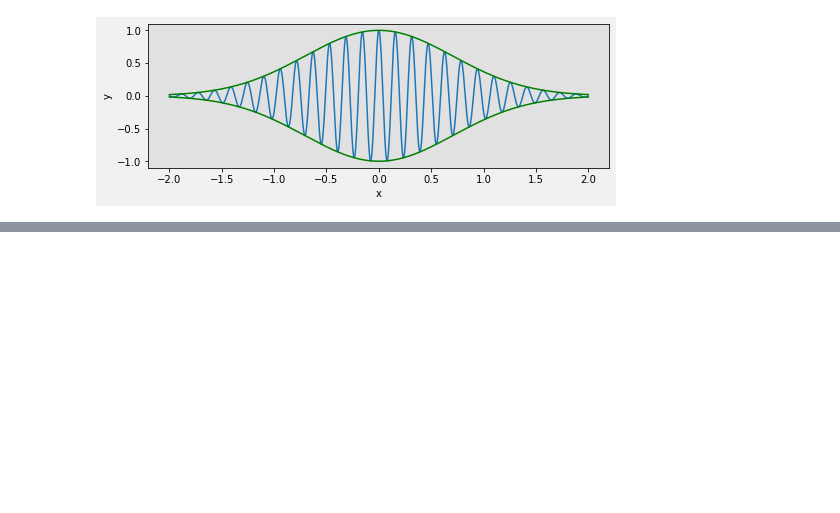
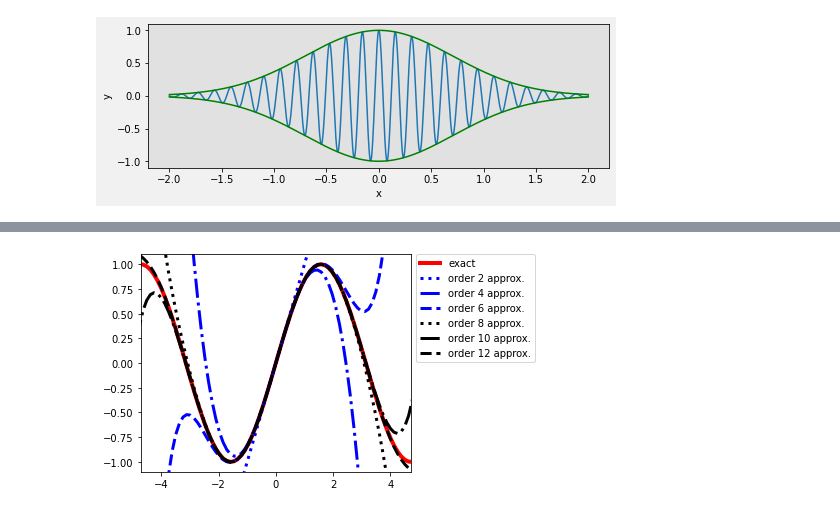
Before and after one commit to radmuzom/numerical-python-2e, a Jupyter notebook: Chapter04/C04_01.ipynb, the cells around one changed output, grey strips where cells are left out. Drawn from its saved outputs; the diff is of its cells as text; code cells hidden in the pictures; blank space fills up the shorter version.

```diff
--- a/Chapter04/C04_01.ipynb
+++ b/Chapter04/C04_01.ipynb
@@ -40,0 +72,22 @@ fig.savefig('graph.png', dpi=100, facecolor='#f1f1f1')
+# %%
+sym_x = sympy.Symbol('x')
+x = np.linspace(-2*np.pi, 2*np.pi, 100)
+def sin_expansion(x, n):
+    """
+    Evaluate the nth order Taylor series expansion
+    of sin(x) for the numerical values in the array x.
+    """
+    return sympy.lambdify(sym_x, sympy.sin(sym_x).series(n=n+1).removeO(), 'numpy')(x)
+fig, ax = plt.subplots()
+ax.plot(x, np.sin(x), linewidth=4, color='red', label='exact')
+colors = ['blue', 'black']
+linestyles = [':', '-.', '--']
+for idx, n in enumerate(range(1, 12, 2)):
+    ax.plot(x, sin_expansion(x, n), color=colors[idx//3], linestyle=linestyles[idx%3],
+            linewidth=3, label='order %d approx.'%(n+1))
+ax.set_ylim(-1.1, 1.1)
+ax.set_xlim(-1.5*np.pi, 1.5*np.pi)
+ax.legend(bbox_to_anchor=(1.02, 1), loc=2, borderaxespad=0.0)
+fig.subplots_adjust(right=0.75)
+# %% [output]
+[figure, added]
```
Also changed, not shown: parts of 1 cell of this notebook.
